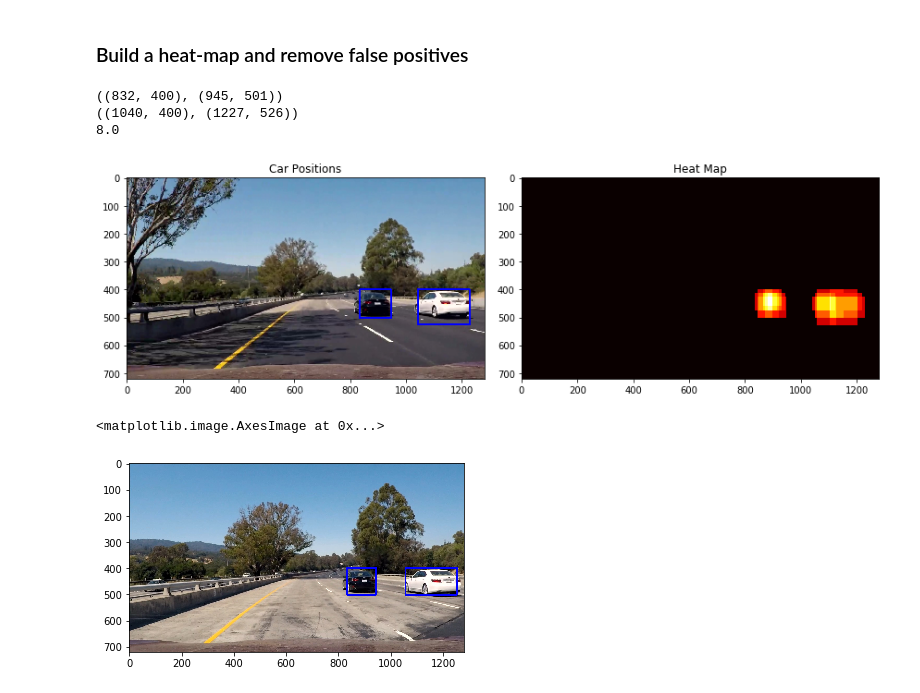
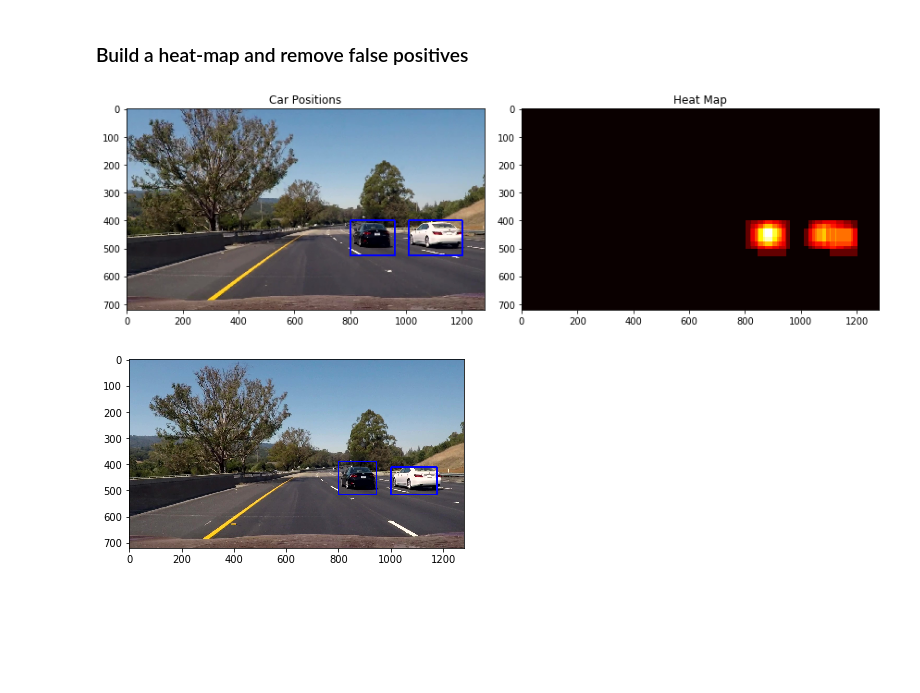
Before and after one commit to hankkkwu/SDCND-Vehicle_Detection, a Jupyter notebook: Vehicle_Detection.ipynb, the cells around one changed output. Saved outputs shown, nothing was run; the diff lists cells and outputs as text; code cells hidden in the pictures; blank space fills up the shorter version.

```diff
--- a/Vehicle_Detection.ipynb
+++ b/Vehicle_Detection.ipynb
@@ -327,23 +334,22 @@ def draw_labeled_bboxes(img, labels):
         y = np.array(nonzero[0])
         x = np.array(nonzero[1])
         bbox = ((np.min(x), np.min(y)), (np.max(x), np.max(y)))
-        print(bbox)
         cv2.rectangle(img, bbox[0], bbox[1], (255,0,0), 6)
     return img
 
 # ystart, ystop, scale, overlap, color
 searches = [
-    (380, 480, 1.0, 1, (0, 0, 255)),  # 64x64
-    (400, 550, 1.6, 1, (0, 255, 0)),  # 101x101
-    (400, 610, 3.0, 2, (255, 0, 0)),  # 161x161
-    (400, 680, 4.0, 2, (255, 255, 0)), # 256x256
+    (380, 500, 1.0, (0, 0, 255)),  # 64x64
+    (400, 550, 1.6, (0, 255, 0)),  # 101x101
+    (400, 680, 2.5, (255, 0, 0)),  # 161x161
+    (400, 680, 3.8, (255, 255, 0)), # 256x256
 ]
 
-filename = 'test_images/scene00022.jpg'
+filename = 'test_images/scene00006.jpg'
 img = cv2.imread(filename)
 
 total_boxes = []
-for ystart, ystop, scale, cells_per_step, color in searches:
+for ystart, ystop, scale, color in searches:
     bboxes = find_cars(img, ystart, ystop, color_space, scale, svc, X_scaler, orient,
                        pix_per_cell, cell_per_block, spatial_size, hist_bins)
     total_boxes.append(bboxes)
@@ -354,7 +360,7 @@ heat = np.zeros_like(img[:,:,0]).astype(np.float)
 heat = add_heat(heat, total_boxes)
 
 # Apply threshold to help remove false positives
-heat = apply_threshold(heat,2)
+heat = apply_threshold(heat,1)
 
 # Visualize the heatmap when displaying
 # np.clip : Clip (limit) the values in an array.
@@ -365,7 +371,6 @@ heatmap = np.clip(heat, 0, 255)
 labels = label(heatmap)
 
 draw = draw_labeled_bboxes(img, labels)
-print(heatmap[450,900])
 
 fig = plt.figure(figsize=(12, 6))
 plt.subplot(121)
@@ -377,43 +382,45 @@ plt.title('Heat Map')
 fig.tight_layout()
 plt.show()
 # %% [output]
-((832, 400), (945, 501))
-((1040, 400), (1227, 526))
-8.0
-[figure, old version]
+[figure, new version]
 # %%
 from collections import deque
-frames = deque([], 6)
+frames = deque([], 3)
 
 def vehicle_detection_pipeline(img):
     # ystart, ystop, scale, overlap, color
     searches = [
-        (380, 600, 1.0, 1, (0, 0, 255)),  # 64x64
-        (400, 600, 1.6, 2, (0, 255, 0)),  # 102x102
-        (400, 680, 3.0, 2, (255, 0, 0)),  # 192x192
-        (400, 680, 4.0, 2, (255, 255, 0)), # 256x256
+        (380, 480, 1.0, (0, 0, 255)),  # 64x64
+        (390, 550, 1.6, (0, 255, 0)),  # 101x101
+        (400, 610, 2.5, (255, 0, 0)),  # 161x161
+        (400, 680, 3.8, (255, 255, 0)), # 256x256
     ]
 
     total_boxes = []
     img = cv2.cvtColor(img, cv2.COLOR_RGB2BGR)
-    for ystart, ystop, scale, cells_per_step, color in searches:
+    for ystart, ystop, scale, color in searches:
         bboxes = find_cars(img, ystart, ystop, color_space, scale, svc, X_scaler, orient,
                            pix_per_cell, cell_per_block, spatial_size, hist_bins)
         total_boxes.append(bboxes)
 
     if len(frames) == 0:
-        heatmap = np.zeros_like(img[:,:,0]).astype(np.float)
-        heatmap = add_heat(heatmap, total_boxes)
-        frames.append(heatmap)
+        all_frames_heatmap = np.zeros_like(img[:,:,0]).astype(np.float)
     else:
-        heatmap = frames[-1]
-        if len(frames) == 6:
-            heatmap = add_heat(heatmap, total_boxes) - frames[0]
-        else:
-            heatmap = add_heat(heatmap, total_boxes)
-        frames.append(heatmap)
+        all_frames_heatmap = frames[-1]
 
-    heat = apply_threshold(heatmap, 2*len(frames))
+    current__frame_heat = np.zeros_like(img[:,:,0]).astype(np.float)
+    if len(total_boxes) > 0:
+        current_heatmap = add_heat(current__frame_heat, total_boxes)
+
+    if len(frames) == 3:
+        all_frames_heatmap -= frames[0] * 0.3**5
+
+    all_frames_heatmap = all_frames_heatmap*0.8 + current__frame_heat
+
+    frames.append(all_frames_heatmap)
+
+    # Apply threshold to help remove false positives
+    heat = apply_threshold(all_frames_heatmap, len(frames))
 
     heatmap = np.clip(heat, 0, 255)
 
@@ -425,11 +432,11 @@ def vehicle_detection_pipeline(img):
     draw = cv2.cvtColor(draw, cv2.COLOR_BGR2RGB)
     return draw
 # %%
-image = mpimg.imread('test_images/test1.jpg')
+image = mpimg.imread('test_images/scene00003.jpg')
 plt.imshow(vehicle_detection_pipeline(image))
+plt.savefig('./output_images/final_output.jpg')
 # %% [output]
-<matplotlib.image.AxesImage at 0x...>
-[figure, old version]
+[figure, new version]
 # %%
 # Import everything needed to edit/save/watch video clips
 from moviepy.editor import VideoFileClip
```
Also changed, not shown: parts of 4 cells of this notebook.
